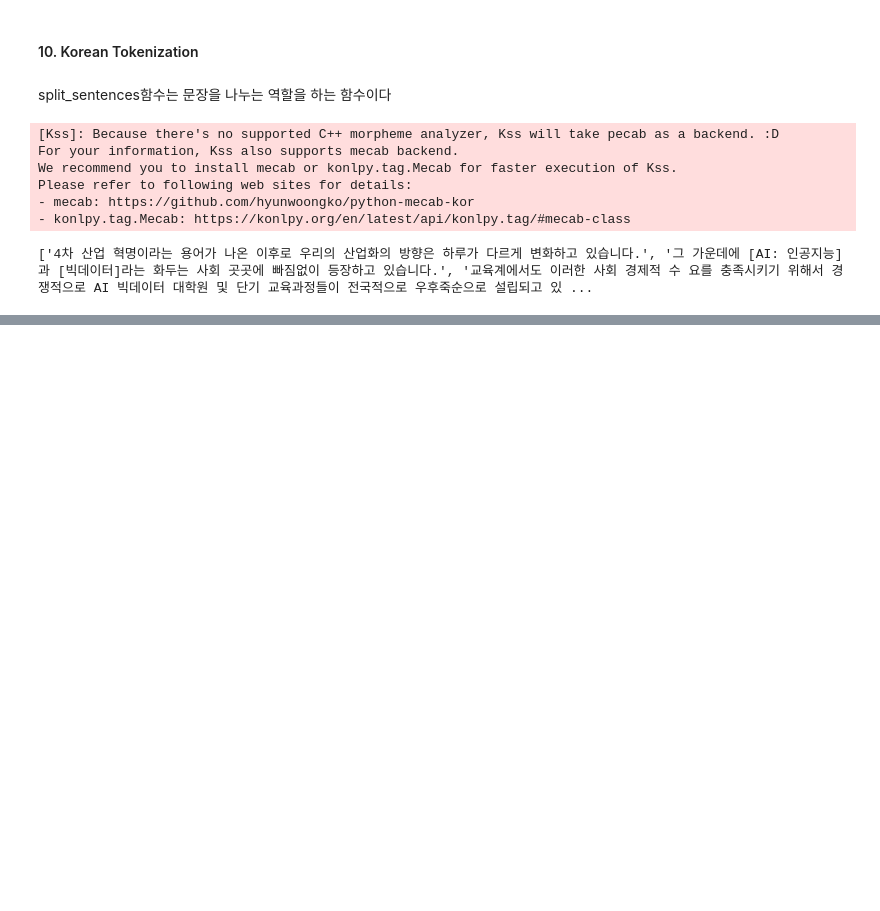
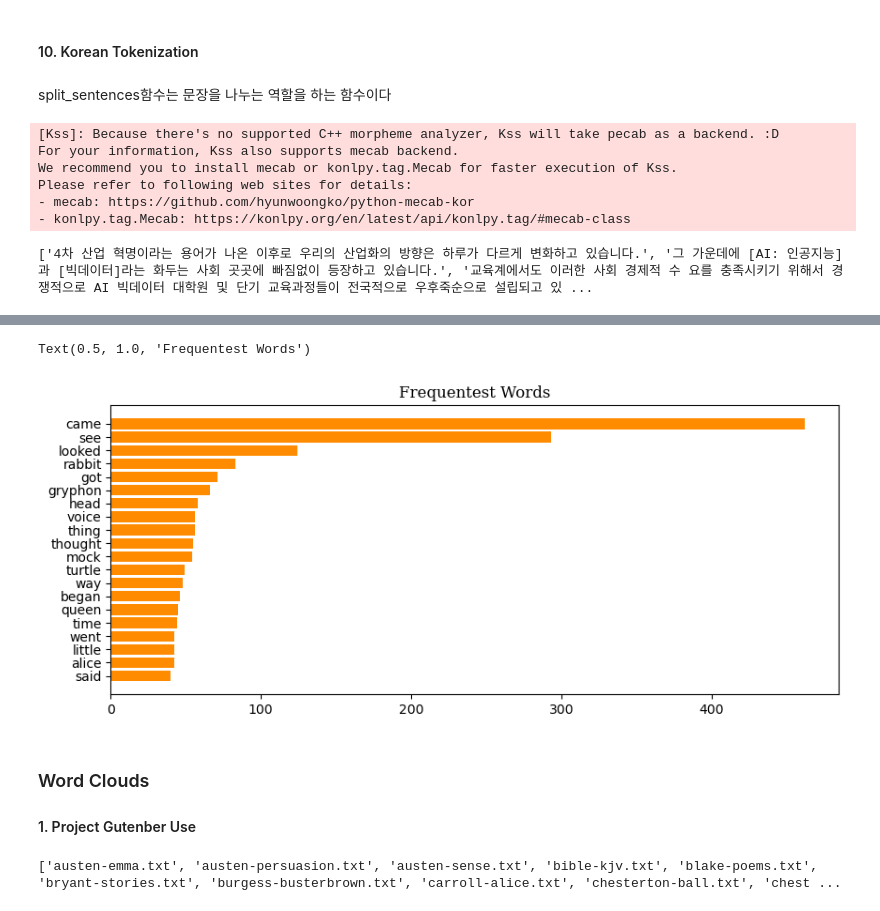
Before and after one commit to Tommylee1013/Webscraping, a Jupyter notebook: LectureNote/01TextPreprocessing/TextPreprocessing.ipynb, the cells around one changed output, grey strips where cells are left out. Drawn from its saved outputs; the diff is of its cells as text; code cells hidden in the pictures; blank space fills up the shorter version.

```diff
--- a/LectureNote/01TextPreprocessing/TextPreprocessing.ipynb
+++ b/LectureNote/01TextPreprocessing/TextPreprocessing.ipynb
@@ -459,0 +671,22 @@ JVMNotFoundException: No JVM shared library file (libjli.dylib) found. Try setti
+# %%
+top_words = sorted_word_count[:20] # extract only the top 20 most frequent words
+top_words_counts = [alice_word_count[key] for key in top_words] # extract frequencies for extracted words
+
+plt.figure(figsize = (10, 4))
+plt.barh(range(len(top_words)), top_words_counts[::-1], tick_label = top_words, color = 'darkorange')
+plt.title('Frequentest Words', fontsize = 12, fontfamily = 'Serif')
+# %% [output]
+Text(0.5, 1.0, 'Frequentest Words')
+[figure, added]
+# %% [markdown]
+### Word Clouds
+
+#### 1. Project Gutenber Use
+# %%
+from wordcloud import WordCloud
+import nltk
+from nltk.corpus import gutenberg
+file_names = gutenberg.fileids() # real file titles
+print(file_names)
+# %% [output]
+['austen-emma.txt', 'austen-persuasion.txt', 'austen-sense.txt', 'bible-kjv.txt', 'blake-poems.txt', 'bryant-stories.txt', 'burgess-busterbrown.txt', 'carroll-alice.txt', 'chesterton-ball.txt', 'chest ...
```
Also changed, not shown: parts of 55 cells of this notebook, 5 other files.
